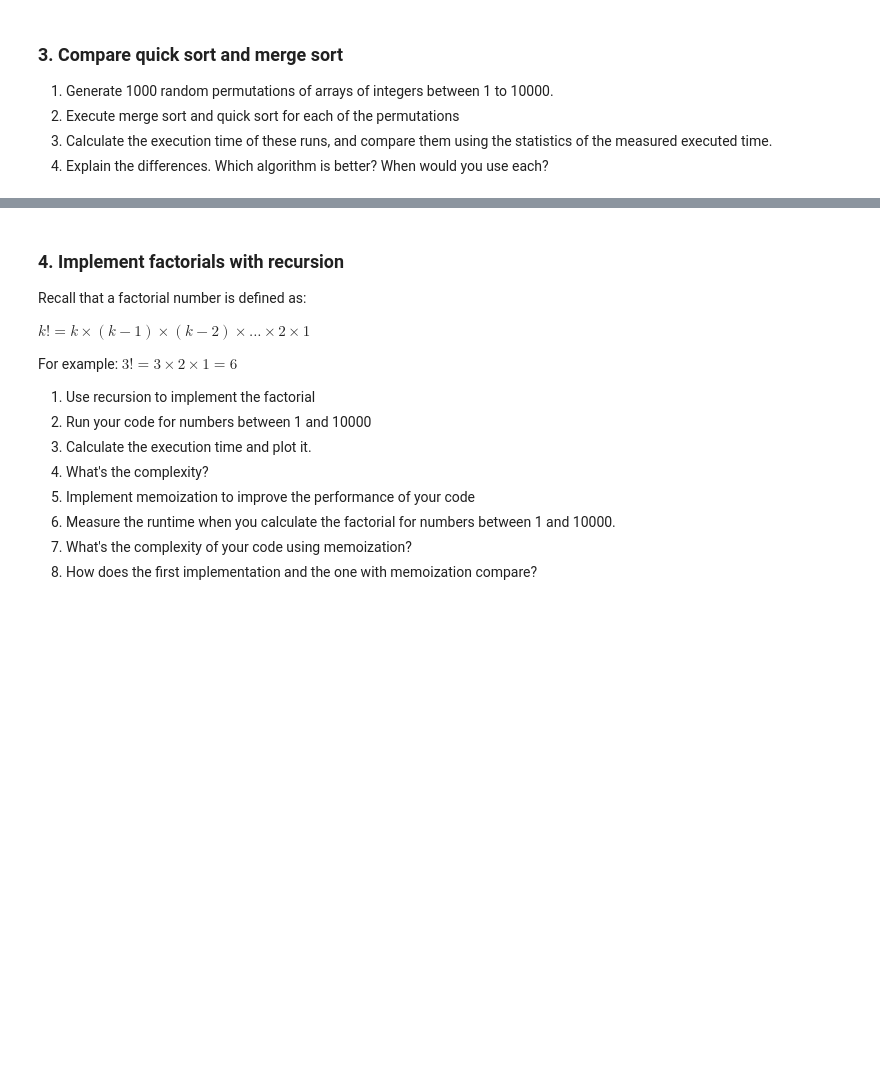
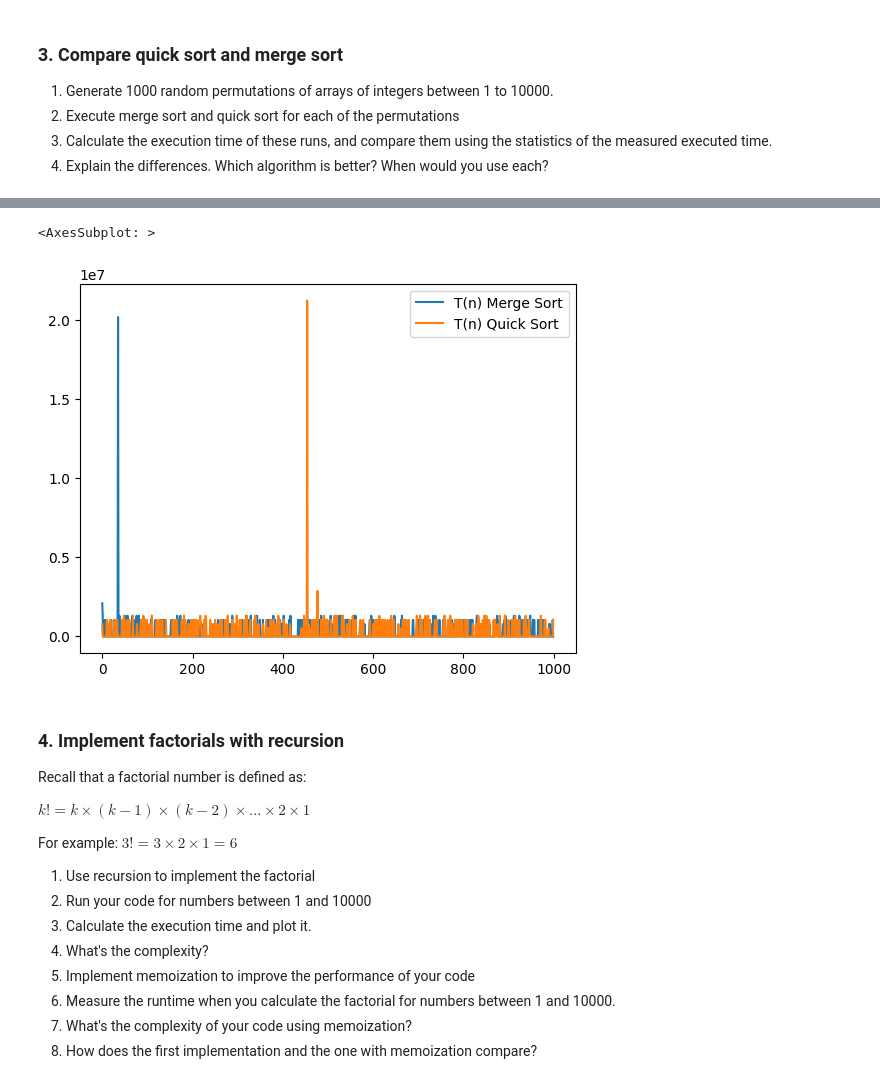
Before and after one commit to juanfranciscocis/Data-Structures, a Jupyter notebook: homework_3/hw3.ipynb, the cells around one changed output, grey strips where cells are left out. Drawn from its saved outputs; the diff is of its cells as text; code cells hidden in the pictures; blank space fills up the shorter version.

```diff
--- a/homework_3/hw3.ipynb
+++ b/homework_3/hw3.ipynb
@@ -204,0 +284,5 @@ print(sorting(array))
+# %%
+merge_sortTime = []
+for i in range(0,1000):
+    merge_sortTime.append(merge_sort(arrays[i]))
+    print(merge_sortTime[i])
@@ -204,0 +309,27 @@ print(sorting(array))
+# %%
+@timer_func
+def sorting(array):
+
+    less = []
+    equal = []
+    greater = []
+
+    if len(array) > 1:
+        pivot = array[0]
+        for x in array:
+            if x < pivot:
+                less.append(x)
+            elif x == pivot:
+                equal.append(x)
+            elif x > pivot:
+                greater.append(x)
+
+        return sorting(less)+equal+sorting(greater)
+
+    else:
+        return array
+# %%
+quick_sortTime = []
+for i in range(0,1000):
+    quick_sortTime.append(sorting(arrays[i]))
+    print(quick_sortTime[i])
@@ -204,0 +354,5 @@ print(sorting(array))
+# %%
+import pandas as pd
+df = pd.DataFrame(zip(merge_sortTime,quick_sortTime))  #DEFINE THE DATA FRAME
+df.columns = [ 'T(n) Merge Sort','T(n) Quick Sort',]
+df
@@ -205,3 +373,8 @@ print(sorting(array))
+# %%
+df.plot()
+# %% [output]
+<AxesSubplot: >
+[figure, added]
 # %% [markdown]
 ### 4. Implement factorials with recursion
 
```
Also changed, not shown: parts of 11 cells of this notebook.
